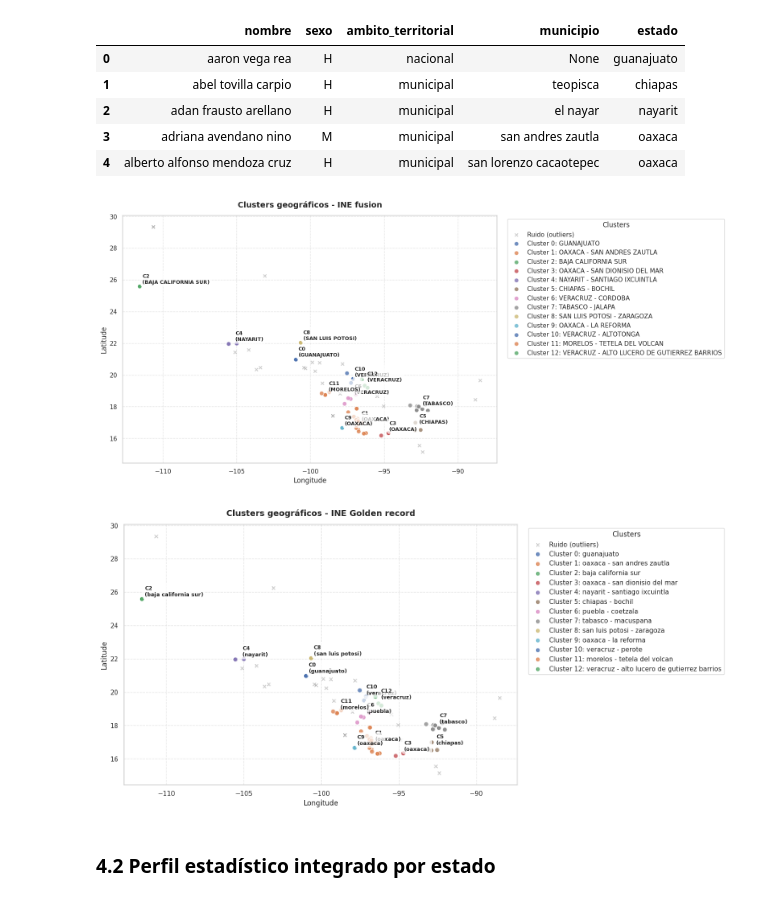
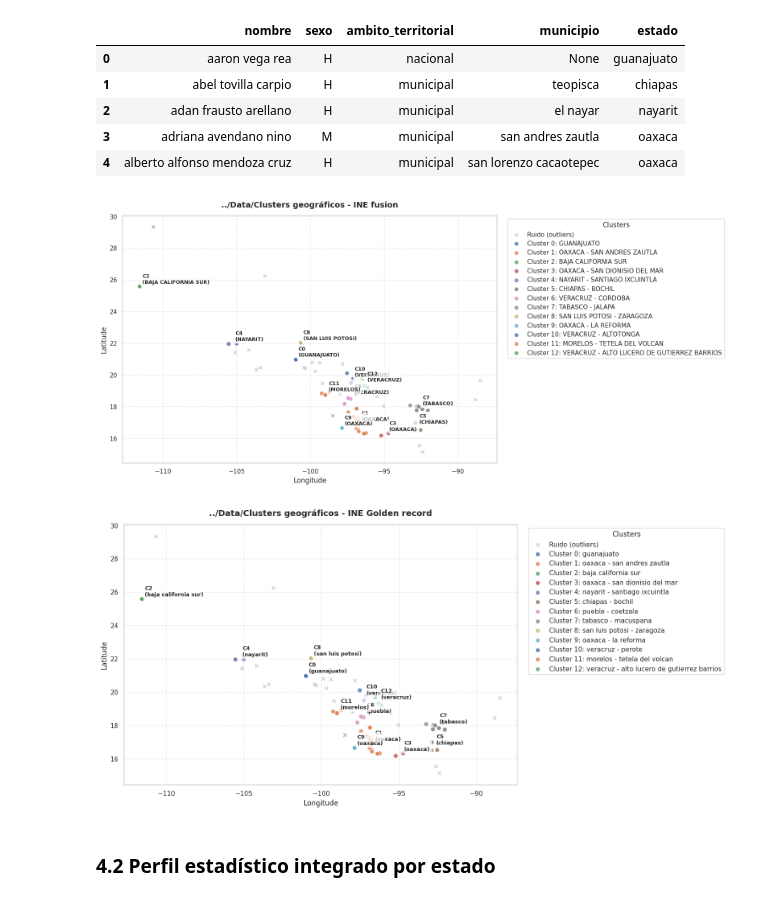
Before and after one commit to BesaidGarden/Calidad-y-Preprocesamiento-de-Datos---Registro-Publico-de-Agresores, a Jupyter notebook: Código/fusion.ipynb, the cells around one changed output. Saved outputs shown, nothing was run; the diff lists cells and outputs as text; code cells hidden in the pictures.

```diff
--- a/Código/fusion.ipynb
+++ b/Código/fusion.ipynb
@@ -1013,18 +1017,18 @@ ine_fusion_geo = pd.read_csv(DATA_DIR / 'ine_fusion_geo.csv')
 golden_g_geo   = pd.read_csv(DATA_DIR / 'golden_g_geo.csv')
 # %%
 ine_fusion_geoclustering = cluster_geographically(
-    ine_fusion_geo,
-    plot_title='Clusters geográficos - INE fusion',
-    save_plot=True
-)
+      ine_fusion_geo,
+      plot_title=str(DATA_DIR / 'Clusters geográficos - INE fusion'),
+      save_plot=True
+  )
 golden_g_geoclustering = cluster_geographically(
-    golden_g_geo,
-    plot_title='Clusters geográficos - INE Golden record',
-    save_plot=True
-)
+      golden_g_geo,
+      plot_title=str(DATA_DIR / 'Clusters geográficos - INE Golden record'),
+      save_plot=True
+  )
 # %% [output]
-[figure, old version]
+[figure, new version]
-[figure, old version]
+[figure, new version]
 # %% [markdown]
 ### 4.2 Perfil estadístico integrado por estado
 # %%
```
Also changed, not shown: parts of 10 cells of this notebook, 23 other files.
